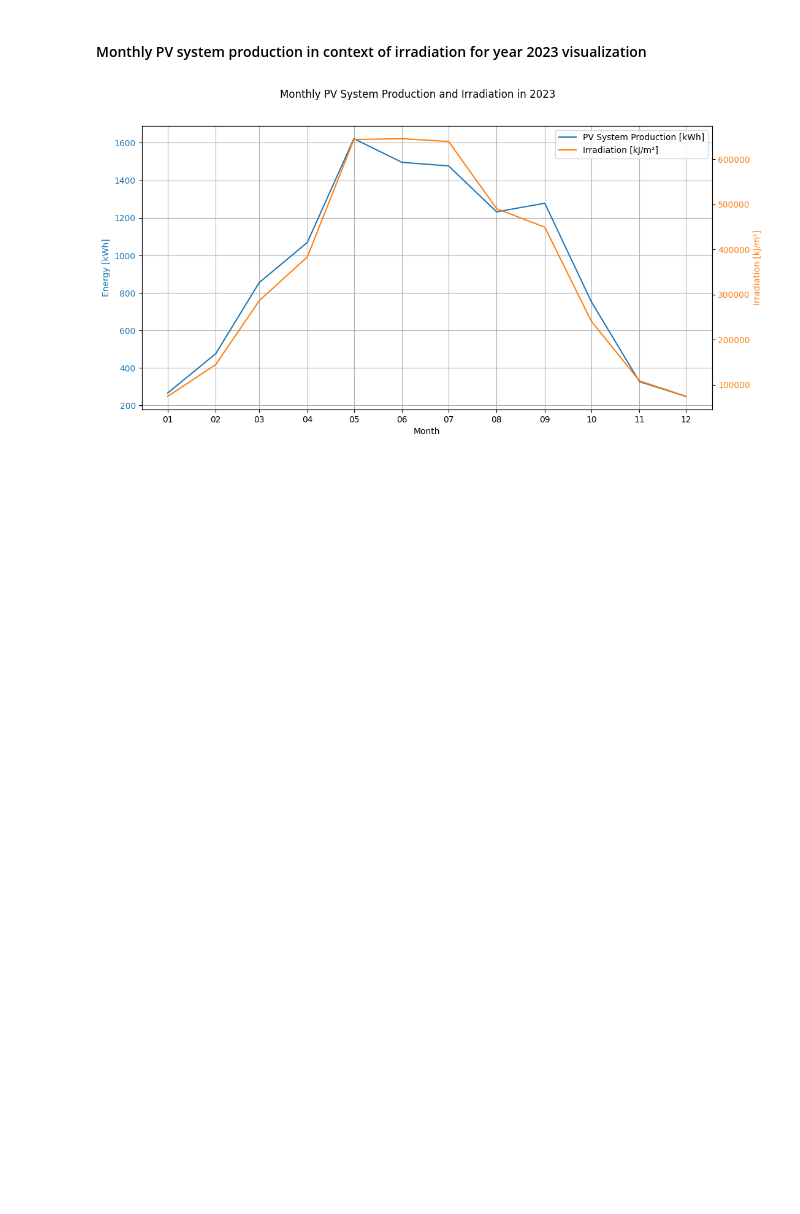
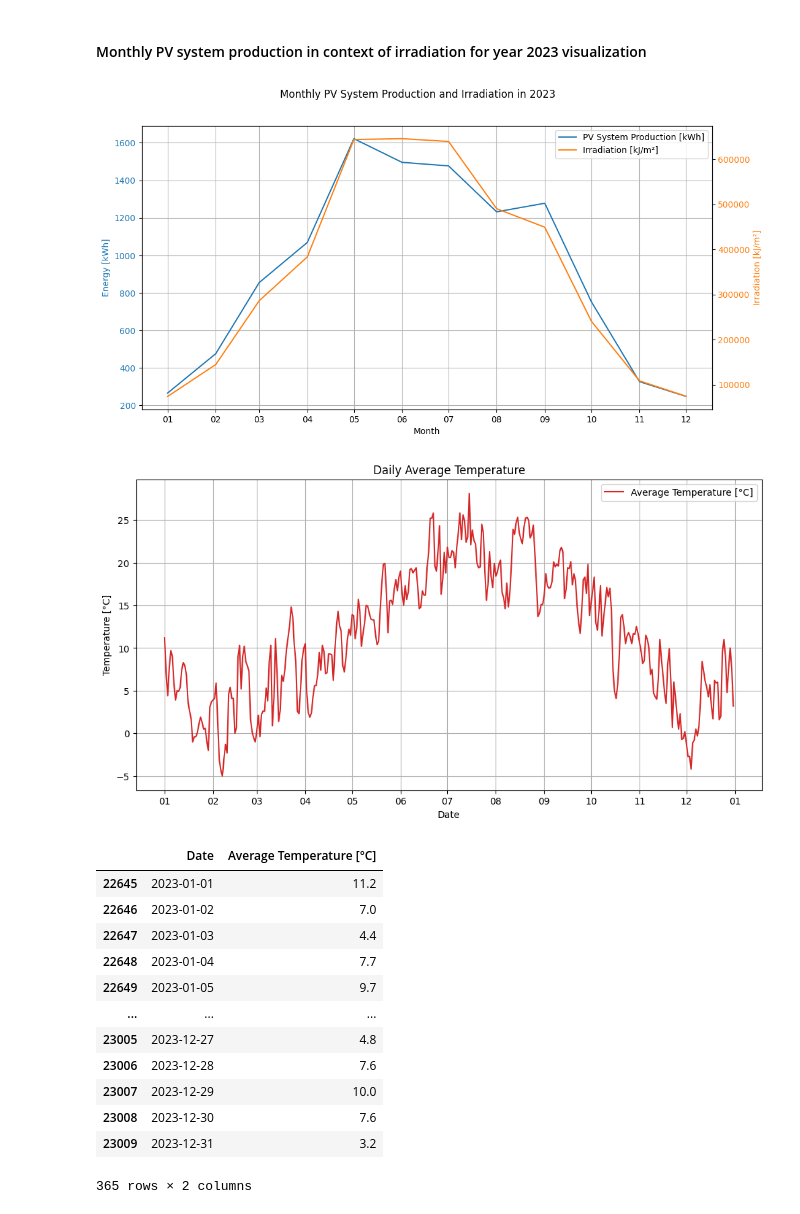
Before and after one commit to Pepsin01/DataScience, a Jupyter notebook: sample.ipynb, the cells around one changed output. Saved outputs shown, nothing was run; the diff lists cells and outputs as text; code cells hidden in the pictures; blank space fills up the shorter version.

```diff
--- a/sample.ipynb
+++ b/sample.ipynb
@@ -249,3 +245,68 @@ fig.legend(loc='upper right', bbox_to_anchor=(0.9, 0.88))
 plt.show()
 # %% [output]
 [figure]
+# %%
+import pandas as pd
+import matplotlib.pyplot as plt
+import matplotlib.dates as dates
+
+file_path = 'Tables/temperature-original.csv'
+
+org_sep = ';'
+first_year = 2023
+
+# load data
+data = pd.read_csv(file_path, sep=org_sep)
+
+# delete rows from before the first year
+data = data[data['Rok'] >= first_year]
+
+# transform data
+org_header = ['Rok', 'Měsíc', 'Den', 'Poznámka']
+
+new_header = ['Date', 'Average Temperature [°C]'] # date format: dd/mm/yyyy
+
+data['Date'] = data['Den'].astype(str) + '/' + data['Měsíc'].astype(str) + '/' + data['Rok'].astype(str)
+data = data.drop(columns=org_header)
+data = data.rename(columns={'Hodnota': 'Average Temperature [°C]'})
+data = data[new_header]
+
+# Convert 'Date' to datetime
+data['Date'] = pd.to_datetime(data['Date'], format='%d/%m/%Y')
+
+daily_temperature_data = data
+
+# plot data
+fig, ax = plt.subplots(figsize=(12, 6))
+ax.plot(daily_temperature_data['Date'], daily_temperature_data['Average Temperature [°C]'], label='Average Temperature [°C]', color='tab:red')
+
+# Set labels and title
+ax.set_xlabel('Date')
+ax.set_ylabel('Temperature [°C]')
+ax.set_title('Daily Average Temperature')
+ax.legend()
+ax.grid()
+
+# Format the x-axis to show only the months of 2023
+ax.xaxis.set_major_locator(dates.MonthLocator())
+ax.xaxis.set_major_formatter(dates.DateFormatter('%m'))
+
+# Show the plot
+plt.show()
+
+daily_temperature_data
+# %% [output]
+[figure, added]
+|  | Date | Average Temperature [°C] |
+| 22645 | 2023-01-01 | 11.2 |
+| 22646 | 2023-01-02 | 7.0 |
+| 22647 | 2023-01-03 | 4.4 |
+| 22648 | 2023-01-04 | 7.7 |
+| 22649 | 2023-01-05 | 9.7 |
+| ... | ... | ... |
+| 23005 | 2023-12-27 | 4.8 |
+| 23006 | 2023-12-28 | 7.6 |
+| 23007 | 2023-12-29 | 10.0 |
+| 23008 | 2023-12-30 | 7.6 |
+| 23009 | 2023-12-31 | 3.2 |
+365 rows × 2 columns
```
Also changed, not shown: parts of 13 cells of this notebook, 1 other file.
